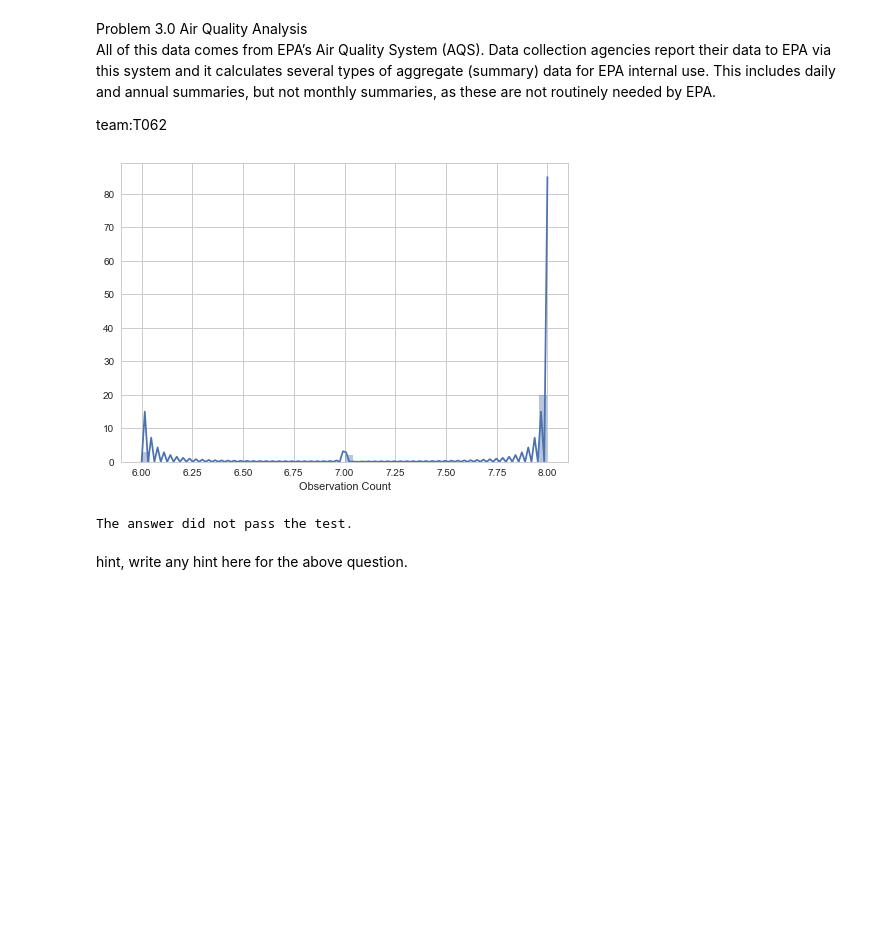
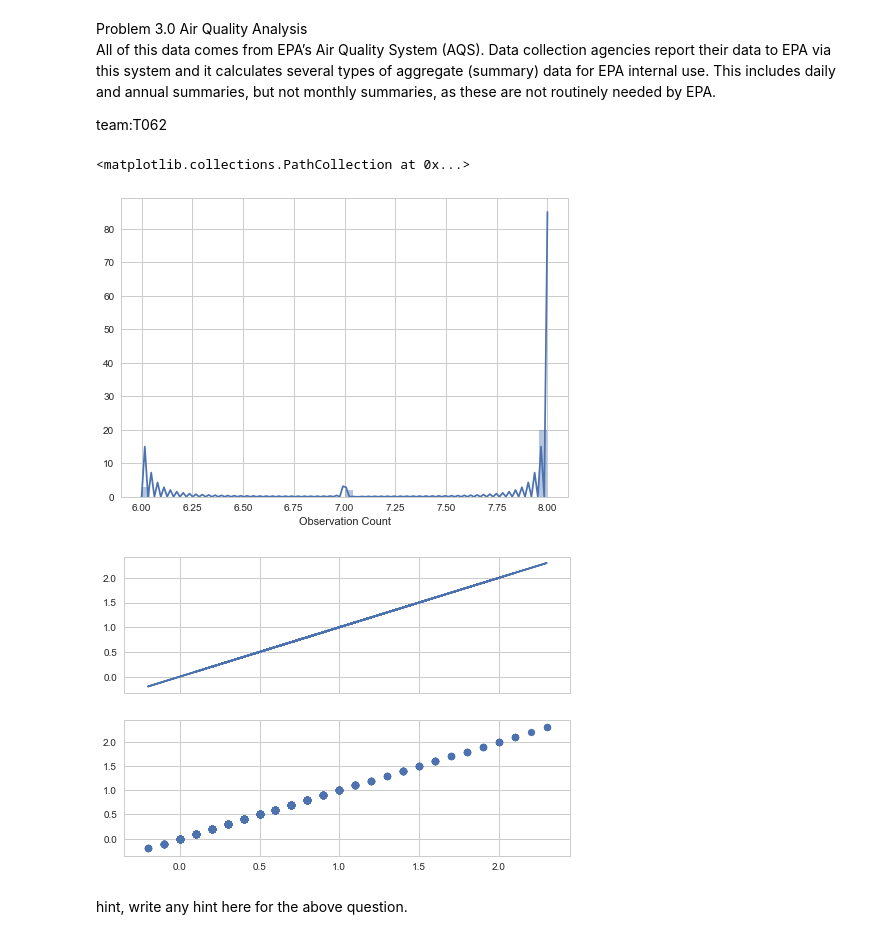
Before and after one commit to colaberry/hackathons, a Jupyter notebook: T062_Air_Quality.ipynb, the cells around one changed output. Saved outputs shown, nothing was run; the diff lists cells and outputs as text; code cells hidden in the pictures; blank space fills up the shorter version.

```diff
--- a/T062_Air_Quality.ipynb
+++ b/T062_Air_Quality.ipynb
@@ -7,24 +7,33 @@ team:T062
 # %%
 #initial_code, the code written here will be shown to user, write here initial setup to help user get started.
 from sklearn.metrics import roc_curve, roc_auc_score
 from sklearn.cross_validation import train_test_split
 import numpy as np
 import matplotlib.pyplot as plt
+from matplotlib import style
+style.use("ggplot")
+from sklearn.cluster import KMeans
 
 import pandas as pd
 import seaborn as sns
 import statsmodels.formula.api as sm
 sns.set()
 sns.set_style("whitegrid")
 train_data = pd.read_csv("https://raw.githubusercontent.com/colaberry/data/master/8hour_42101_2017_10K.csv")
 train_data.head()
 sns.distplot(train_data['Observation Count'])
 f1 = train_data['Mean Excluding All Flagged Data'].values
 f2 = train_data['Mean Excluding Concurred Flags'].values
 X = np.array(list(zip(f1, f2)))
+
+f, axarr = plt.subplots(2, sharex=True)
+f.suptitle('')
+axarr[0].plot(f1, f2)
+axarr[1].scatter(f1, f2)
 # %% [output]
+<matplotlib.collections.PathCollection at 0x...>
 [figure]
-The answer did not pass the test.
+[figure, added]
 # %% [markdown]
 hint, write any hint here for the above question.
 # %%
```
Also changed, not shown: parts of 1 cell of this notebook.
